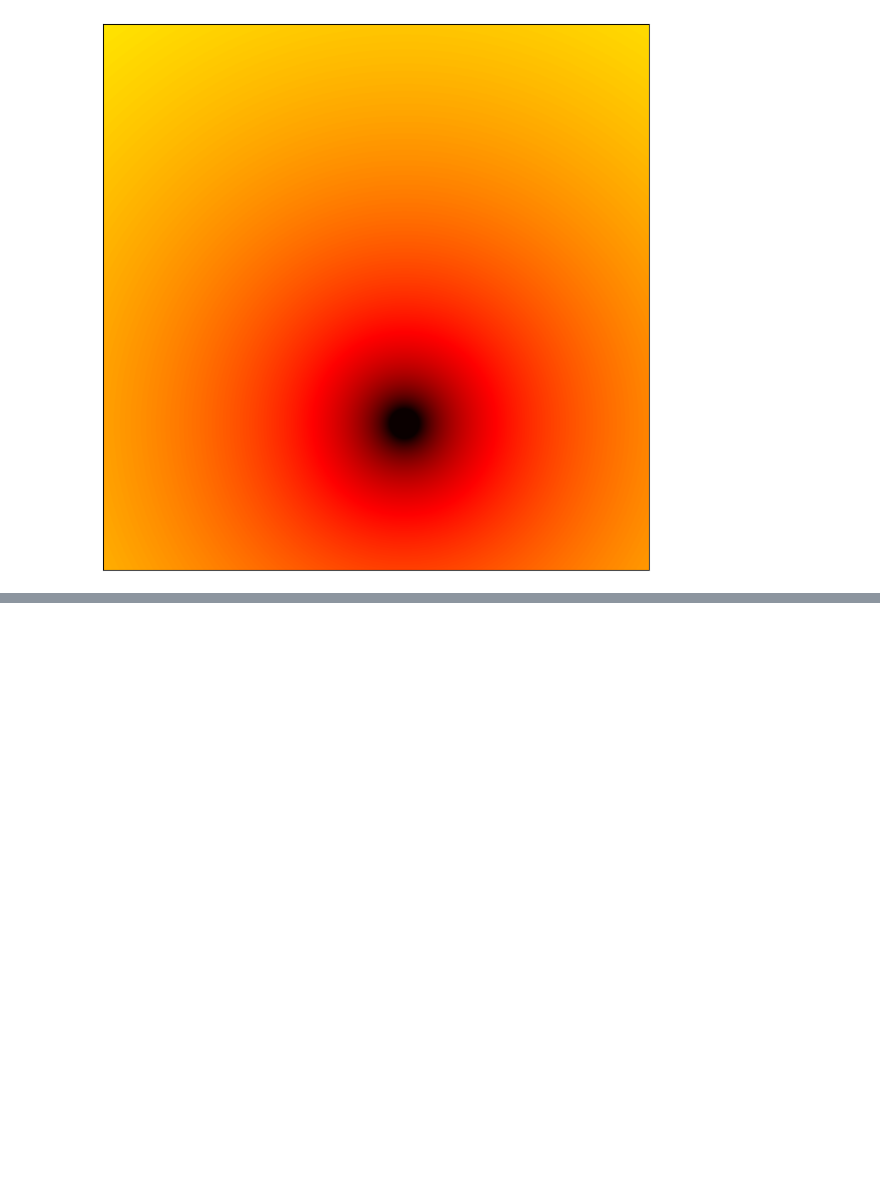
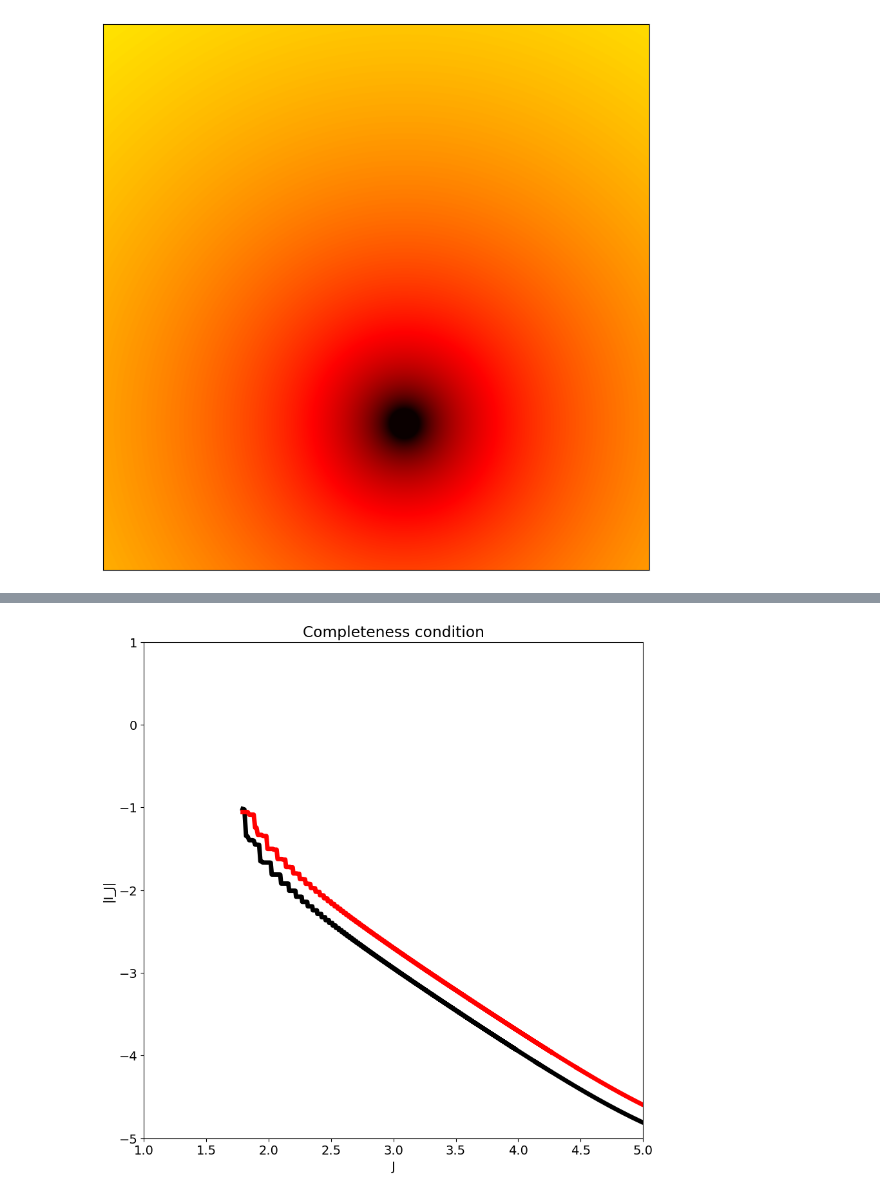
Before and after one commit to AliGhorashiCMT/Coherent-Perfect-Absorption, a Jupyter notebook: thin films/Leung, Liu, Young paper.ipynb, the cells around one changed output, grey strips where cells are left out. Drawn from its saved outputs; the diff is of its cells as text; code cells hidden in the pictures; blank space fills up the shorter version.

```diff
--- a/thin films/Leung, Liu, Young paper.ipynb
+++ b/thin films/Leung, Liu, Young paper.ipynb
@@ -98,0 +123,11 @@ ax.set_ylabel("|I_J-1|");
+# %%
+fig, ax = plt.subplots(figsize=(10, 10))
+ax.plot(log10(num_qnms_v)[30:], log10(envelope_v_outside[0])[30:], linewidth=5, color="black")
+ax.plot(log10(num_qnms_v)[30:], log10(envelope_v_outside[1])[30:], linewidth=5, color="red")
+ax.set_xlim(1, 5);
+ax.set_ylim(-5, 1);
+ax.set_title("Completeness condition");
+ax.set_xlabel("J")
+ax.set_ylabel("|I_J|");
+# %% [output]
+[figure, added]
```
Also changed, not shown: parts of 4 cells of this notebook.
